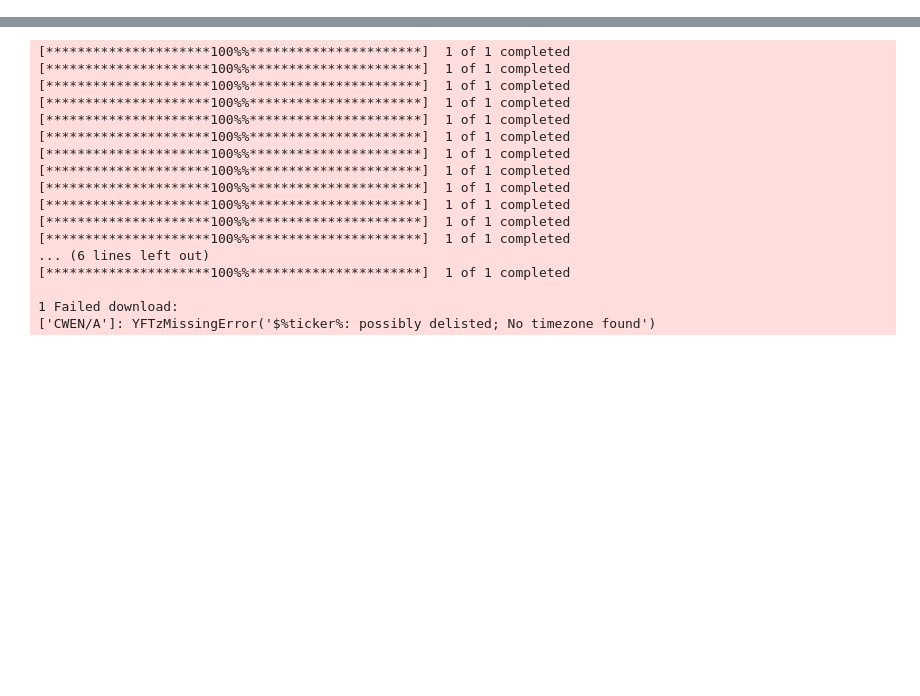
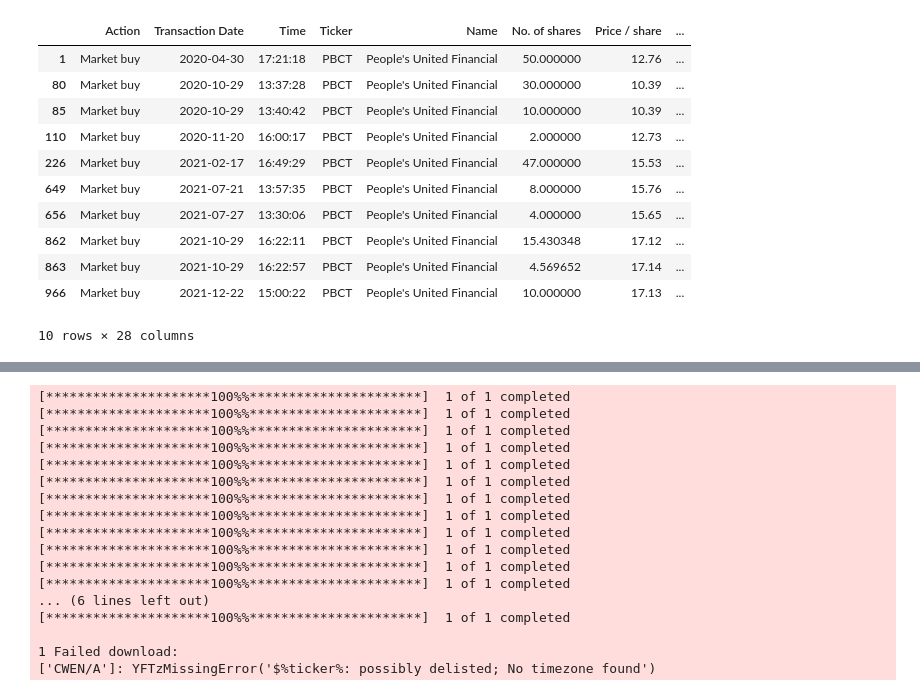
Before and after one commit to TomTomMao/finvis, a Jupyter notebook: data.ipynb, the cells around one changed output, grey strips where cells are left out. Saved outputs shown, nothing was run; the diff lists cells and outputs as text; code cells hidden in the pictures; blank space fills up the shorter version.

```diff
--- a/data.ipynb
+++ b/data.ipynb
@@ -12,0 +14,15 @@ df_meta = pd.read_csv('company meta 2020-2023.csv')
+# %%
+df[(df['Action'].isin(['Market buy', 'Market sell']))&(df['Ticker'] == 'PBCT')]
+# %% [output]
+|  | Action | Transaction Date | Time | Ticker | Name | No. of shares | Price / share | ... |
+| 1 | Market buy | 2020-04-30 | 17:21:18 | PBCT | People's United Financial | 50.000000 | 12.76 | ... |
+| 80 | Market buy | 2020-10-29 | 13:37:28 | PBCT | People's United Financial | 30.000000 | 10.39 | ... |
+| 85 | Market buy | 2020-10-29 | 13:40:42 | PBCT | People's United Financial | 10.000000 | 10.39 | ... |
+| 110 | Market buy | 2020-11-20 | 16:00:17 | PBCT | People's United Financial | 2.000000 | 12.73 | ... |
+| 226 | Market buy | 2021-02-17 | 16:49:29 | PBCT | People's United Financial | 47.000000 | 15.53 | ... |
+| 649 | Market buy | 2021-07-21 | 13:57:35 | PBCT | People's United Financial | 8.000000 | 15.76 | ... |
+| 656 | Market buy | 2021-07-27 | 13:30:06 | PBCT | People's United Financial | 4.000000 | 15.65 | ... |
+| 862 | Market buy | 2021-10-29 | 16:22:11 | PBCT | People's United Financial | 15.430348 | 17.12 | ... |
+| 863 | Market buy | 2021-10-29 | 16:22:57 | PBCT | People's United Financial | 4.569652 | 17.14 | ... |
+| 966 | Market buy | 2021-12-22 | 15:00:22 | PBCT | People's United Financial | 10.000000 | 17.13 | ... |
+10 rows × 28 columns
```
Also changed, not shown: parts of 7 cells of this notebook, 1 other file.
